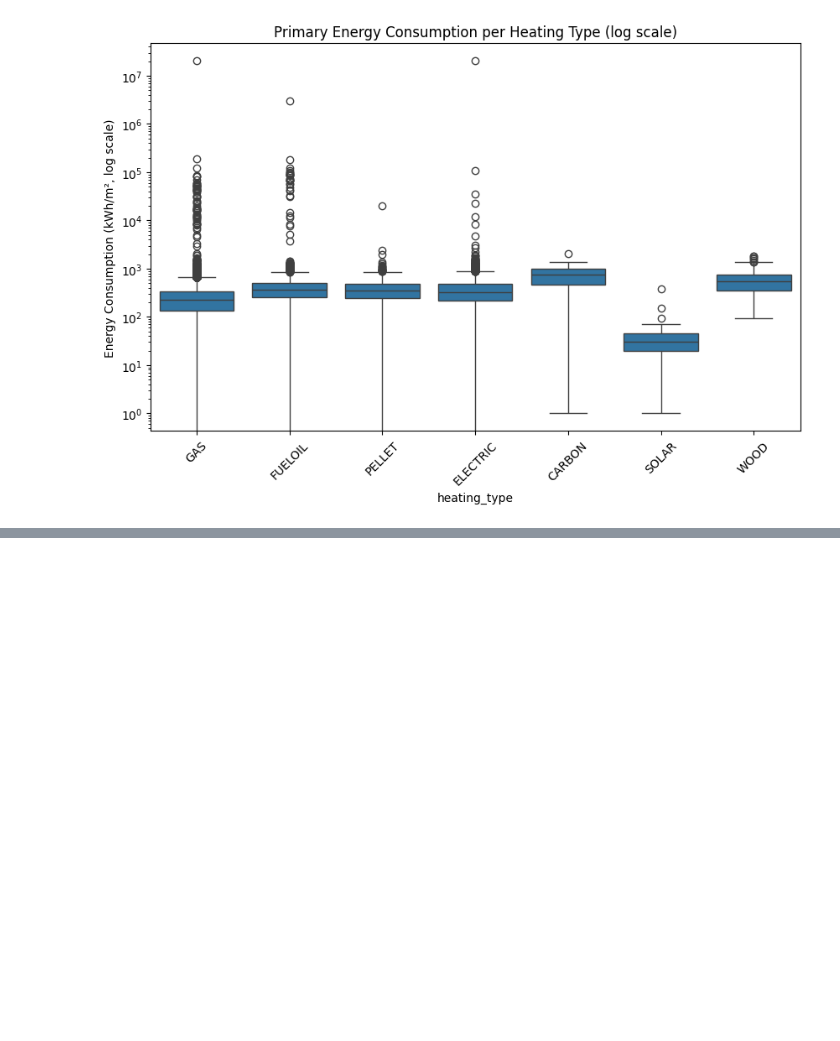
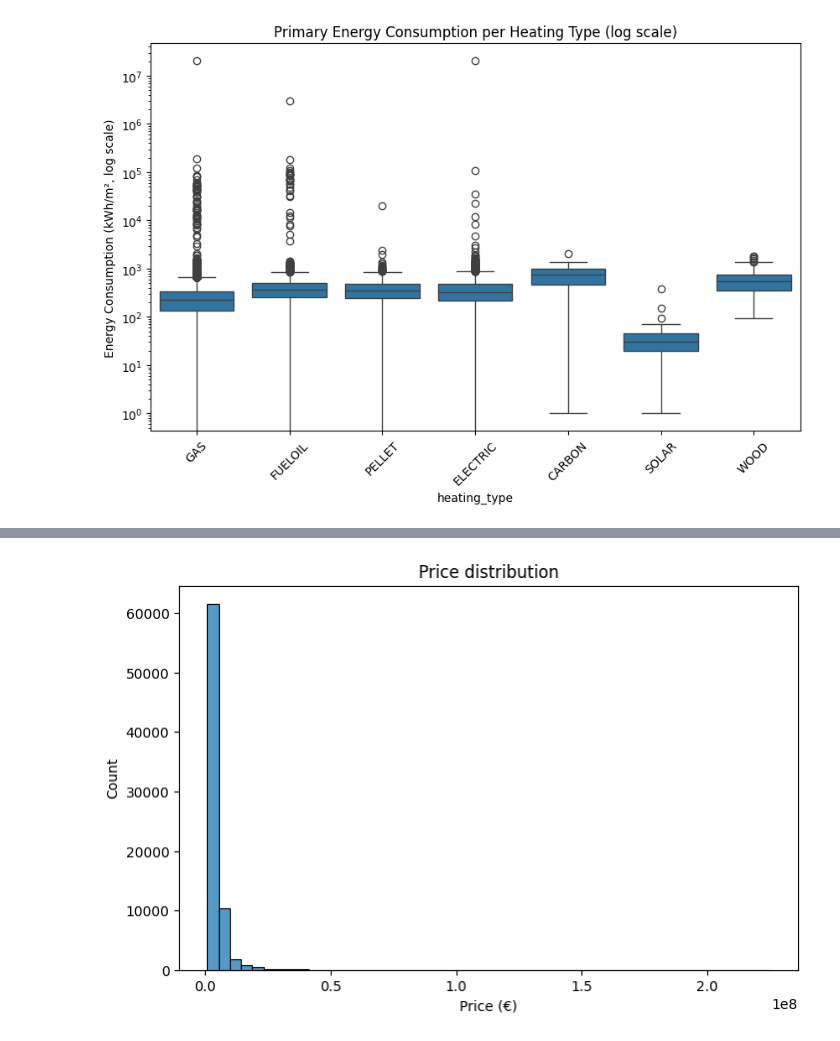
Before and after one commit to Lalovan/Real-estate-price-prediction-Data-analysis, a Jupyter notebook: Kristin/analysis_brainstorming.ipynb, the cells around one changed output, grey strips where cells are left out. Cells and saved outputs as stored; diff of their text form; code cells hidden in the pictures; blank space fills up the shorter version.

```diff
--- a/Kristin/analysis_brainstorming.ipynb
+++ b/Kristin/analysis_brainstorming.ipynb
@@ -1137,0 +747,14 @@ Saved outliers to ../data/raw/outliers.csv
+# %%
+import pandas as pd
+import numpy as np
+import matplotlib.pyplot as plt
+import seaborn as sns
+
+plt.style.use("default")
+
+df = pd.read_csv("../Kristin/cleaned_properties.csv")
+
+# QUICK CHECKS
+df.info()
+df.describe()
+df.isna().sum()
@@ -1137,0 +796,9 @@ Saved outliers to ../data/raw/outliers.csv
+# %%
+# PRICE DISTRIBUTION
+plt.figure(figsize=(8,5))
+sns.histplot(df["price"], bins=50)
+plt.xlabel("Price (€)")
+plt.title("Price distribution")
+plt.show()
+# %% [output]
+[figure, added]
```
Also changed, not shown: parts of 24 cells of this notebook, 6 other files.
